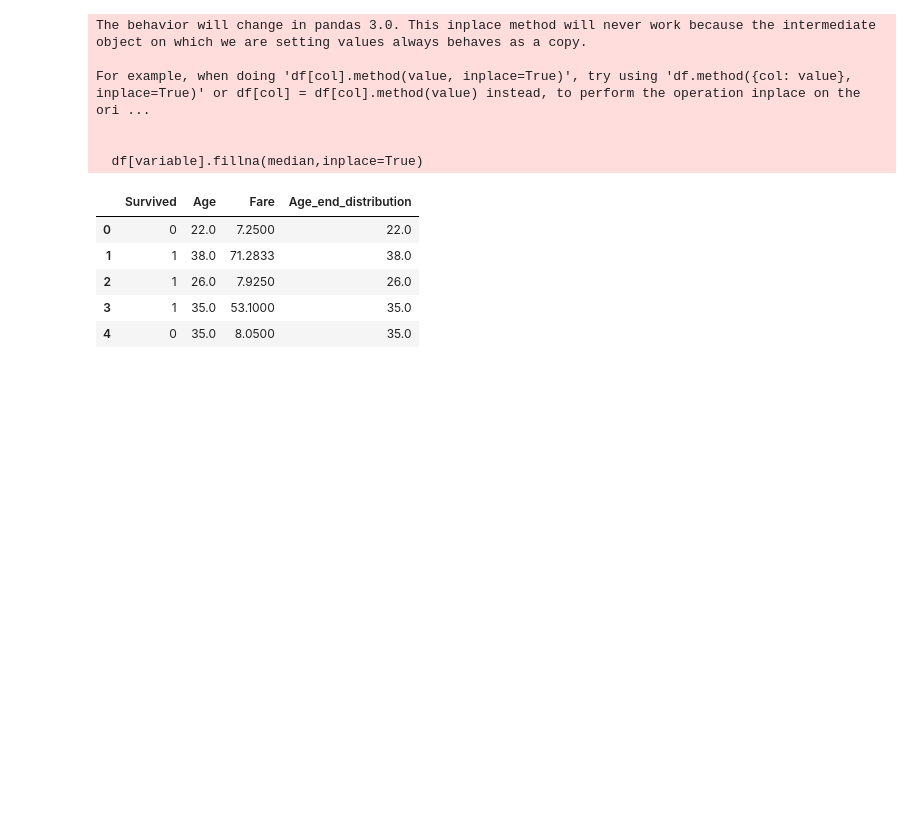
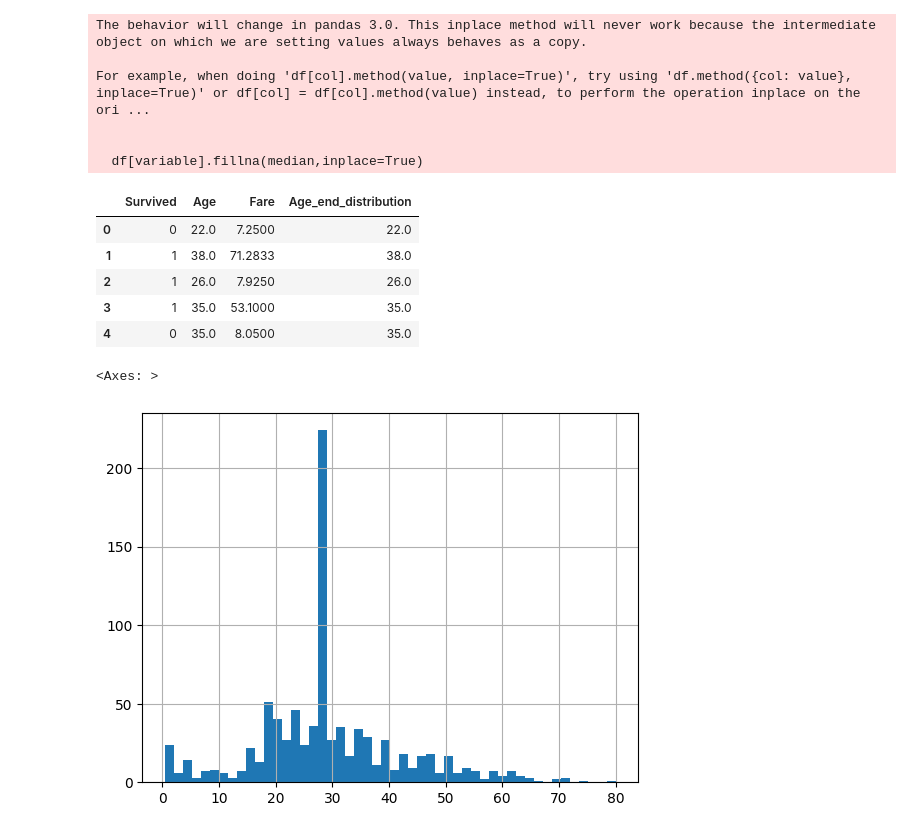
Before and after one commit to TalhaImran12/FeatureEngineering, a Jupyter notebook: MissingValues/HandlingMissingValues.ipynb, the cells around one changed output. Saved outputs shown, nothing was run; the diff lists cells and outputs as text; code cells hidden in the pictures; blank space fills up the shorter version.

```diff
--- a/MissingValues/HandlingMissingValues.ipynb
+++ b/MissingValues/HandlingMissingValues.ipynb
@@ -405,3 +405,8 @@ df.head()
 | 2 | 1 | 26.0 | 7.9250 | 26.0 |
 | 3 | 1 | 35.0 | 53.1000 | 35.0 |
 | 4 | 0 | 35.0 | 8.0500 | 35.0 |
+# %%
+df['Age'].hist(bins=50)
+# %% [output]
+<Axes: >
+[figure, added]
```
Also changed, not shown: parts of 4 cells of this notebook.
